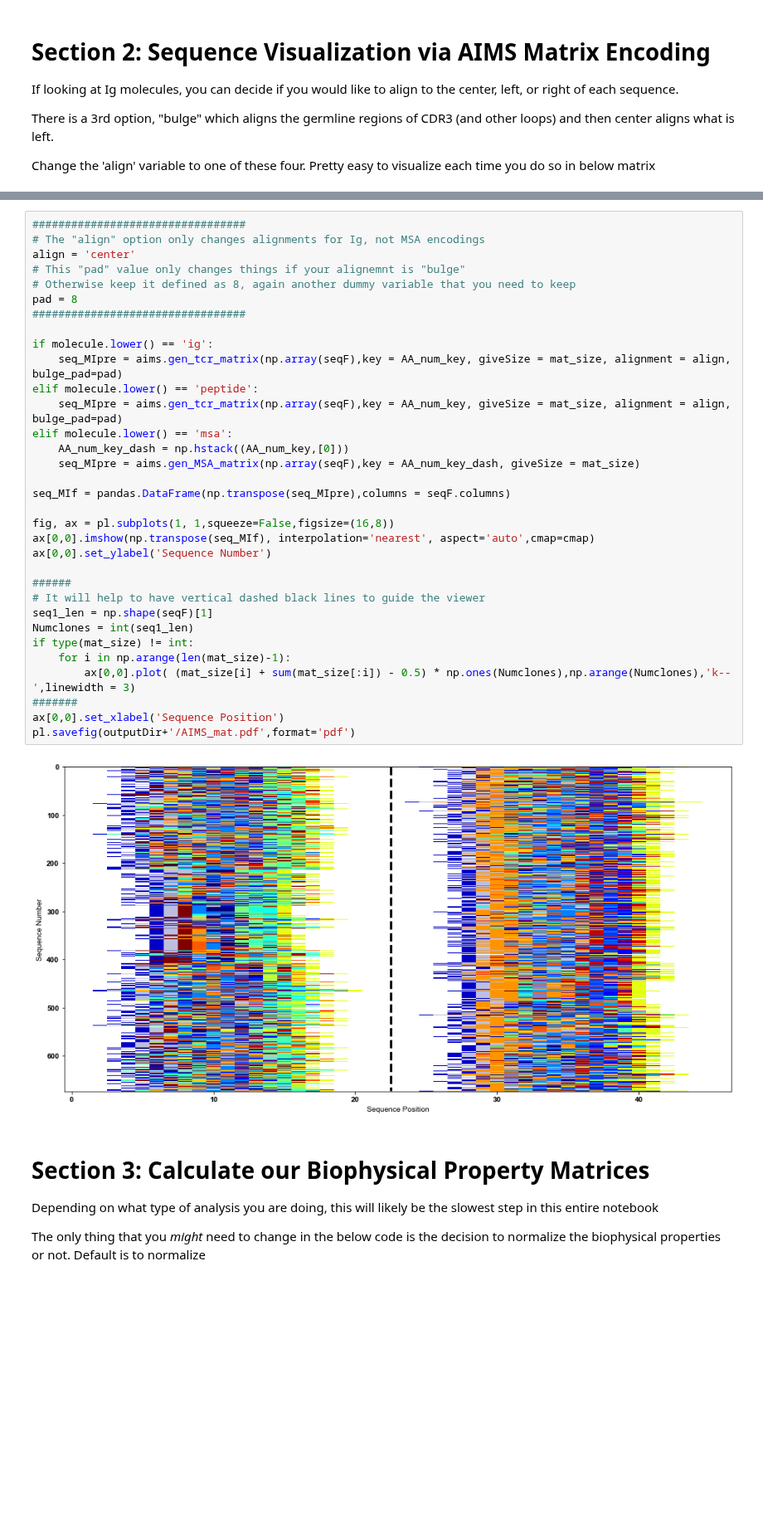
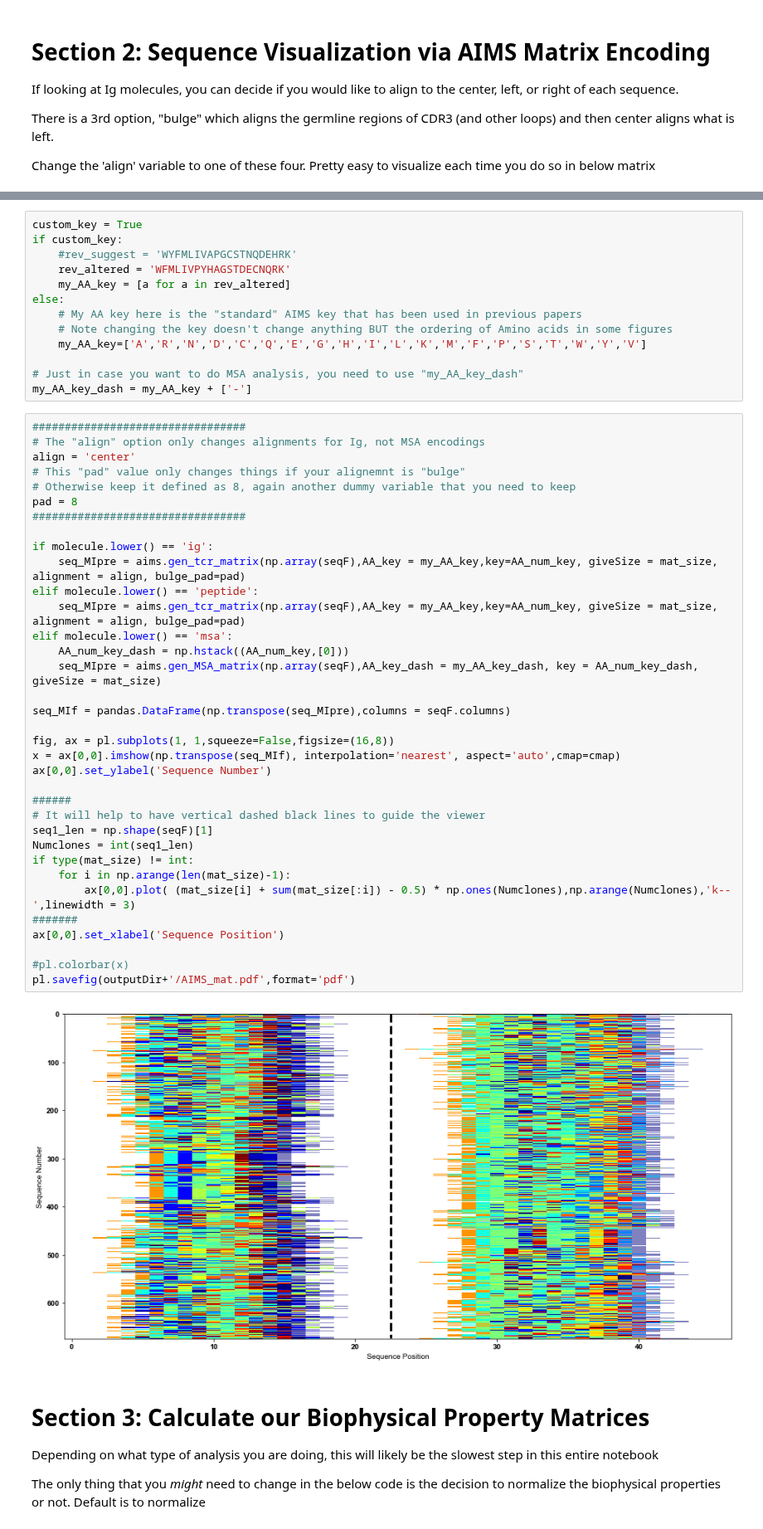
Before and after one commit to ctboughter/AIMS, a Jupyter notebook: AIMS_notebook.ipynb, the cells around one changed output, grey strips where cells are left out. Shown at 83% size. Saved outputs shown, nothing was run; the diff lists cells and outputs as text; blank space fills up the shorter version.

Commit message:
Add in options to change AA order

```diff
--- a/AIMS_notebook.ipynb
+++ b/AIMS_notebook.ipynb
@@ -210,38 +213,53 @@ Change the 'align' variable to one of these four. Pretty easy to visualize each
+# %%
+custom_key = True
+if custom_key:
+    #rev_suggest = 'WYFMLIVAPGCSTNQDEHRK'
+    rev_altered = 'WFMLIVPYHAGSTDECNQRK'
+    my_AA_key = [a for a in rev_altered]
+else:
+    # My AA key here is the "standard" AIMS key that has been used in previous papers
+    # Note changing the key doesn't change anything BUT the ordering of Amino acids in some figures
+    my_AA_key=['A','R','N','D','C','Q','E','G','H','I','L','K','M','F','P','S','T','W','Y','V']
+
+# Just in case you want to do MSA analysis, you need to use "my_AA_key_dash"
+my_AA_key_dash = my_AA_key + ['-']
 # %%
 #################################
 # The "align" option only changes alignments for Ig, not MSA encodings
 align = 'center'
 # This "pad" value only changes things if your alignemnt is "bulge"
 # Otherwise keep it defined as 8, again another dummy variable that you need to keep
 pad = 8
 #################################
 
 if molecule.lower() == 'ig':
-    seq_MIpre = aims.gen_tcr_matrix(np.array(seqF),key = AA_num_key, giveSize = mat_size, alignment = align, bulge_pad=pad)
+    seq_MIpre = aims.gen_tcr_matrix(np.array(seqF),AA_key = my_AA_key,key=AA_num_key, giveSize = mat_size, alignment = align, bulge_pad=pad)
 elif molecule.lower() == 'peptide':
-    seq_MIpre = aims.gen_tcr_matrix(np.array(seqF),key = AA_num_key, giveSize = mat_size, alignment = align, bulge_pad=pad)
+    seq_MIpre = aims.gen_tcr_matrix(np.array(seqF),AA_key = my_AA_key,key=AA_num_key, giveSize = mat_size, alignment = align, bulge_pad=pad)
 elif molecule.lower() == 'msa':
     AA_num_key_dash = np.hstack((AA_num_key,[0]))
-    seq_MIpre = aims.gen_MSA_matrix(np.array(seqF),key = AA_num_key_dash, giveSize = mat_size)
+    seq_MIpre = aims.gen_MSA_matrix(np.array(seqF),AA_key_dash = my_AA_key_dash, key = AA_num_key_dash, giveSize = mat_size)
 
 seq_MIf = pandas.DataFrame(np.transpose(seq_MIpre),columns = seqF.columns)
 
 fig, ax = pl.subplots(1, 1,squeeze=False,figsize=(16,8))
-ax[0,0].imshow(np.transpose(seq_MIf), interpolation='nearest', aspect='auto',cmap=cmap)
+x = ax[0,0].imshow(np.transpose(seq_MIf), interpolation='nearest', aspect='auto',cmap=cmap)
 ax[0,0].set_ylabel('Sequence Number')
 
 ######
 # It will help to have vertical dashed black lines to guide the viewer
 seq1_len = np.shape(seqF)[1]
 Numclones = int(seq1_len)
 if type(mat_size) != int:
     for i in np.arange(len(mat_size)-1):
         ax[0,0].plot( (mat_size[i] + sum(mat_size[:i]) - 0.5) * np.ones(Numclones),np.arange(Numclones),'k--',linewidth = 3)
 #######
 ax[0,0].set_xlabel('Sequence Position')
+
+#pl.colorbar(x)
 pl.savefig(outputDir+'/AIMS_mat.pdf',format='pdf')
 # %% [output]
-[figure, old version]
+[figure, new version]
 # %% [markdown]
 # Section 3: Calculate our Biophysical Property Matrices
 Depending on what type of analysis you are doing, this will likely be the slowest step in this entire notebook
```
Also changed, not shown: parts of 17 cells of this notebook, 2 other files.
